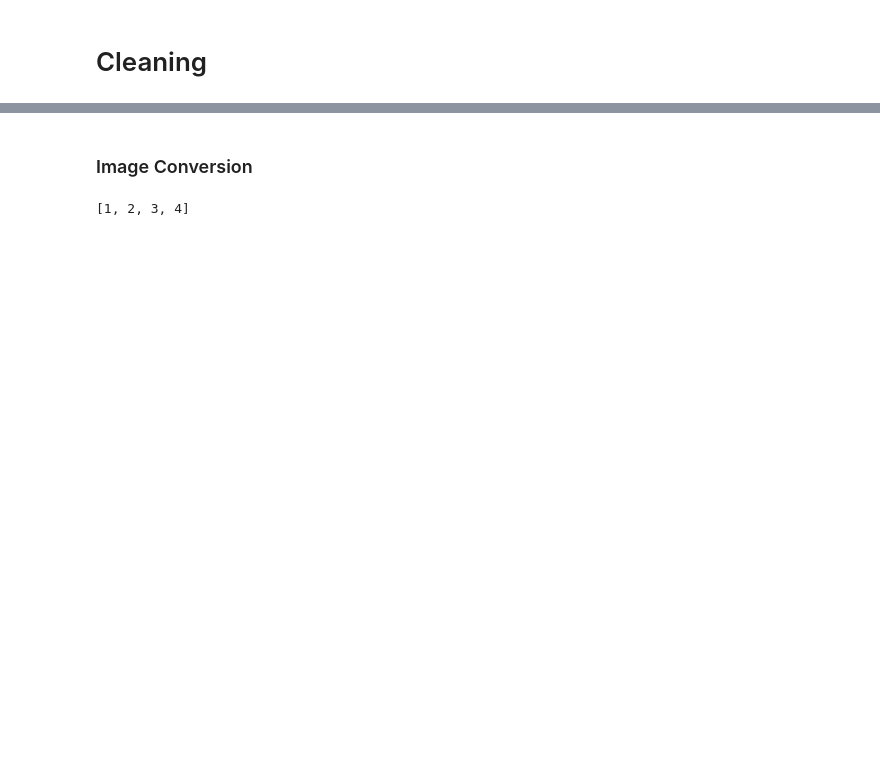
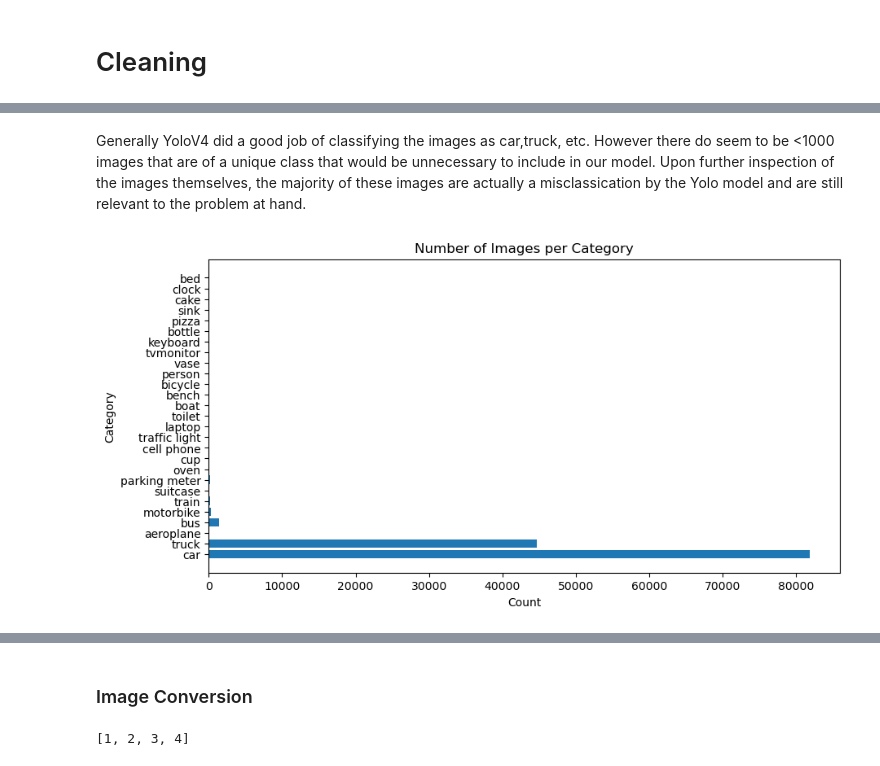
Before and after one commit to smileshey/Subaru-Seattle, a Jupyter notebook: Cleaning.ipynb, the cells around one changed output, grey strips where cells are left out. Cells and saved outputs as stored; diff of their text form; code cells hidden in the pictures; blank space fills up the shorter version.

```diff
--- a/Cleaning.ipynb
+++ b/Cleaning.ipynb
@@ -49,0 +132,8 @@ from scipy.sparse import csr_matrix
+# %%
+folder_path = "Datasets/BoundingBoxes/"
+
+for root, dirs, files in os.walk(folder_path):
+    for filename in files:
+        file_path = os.path.join(root, filename)
+        if os.path.getsize(file_path) < 10240:  # 10kb in bytes
+            os.remove(file_path)
@@ -65,0 +191,22 @@ for root, dirs, files in os.walk(input_dir):
+# %%
+categories = {}
+
+# Loop through each subfolder in the folder
+for dirpath, dirnames, filenames in os.walk("Datasets/BoundingBoxes/"):
+    # Ignore .DS_Store files
+    filenames = [f for f in filenames if not f.startswith('.')]
+
+    # Loop through each file in the subfolder
+    for filename in filenames:
+        # Split the filename into category and file name
+        category, file_name = filename.split("_", 1)
+
+        # Check if the category exists in the dictionary
+        if category in categories:
+            categories[category] += 1
+        else:
+            categories[category] = 1
+
+# Print the count for each category
+for category, count in categories.items():
+    print(category, count)
@@ -65,0 +231,15 @@ for root, dirs, files in os.walk(input_dir):
+# %% [markdown]
+Generally YoloV4 did a good job of classifying the images as car,truck, etc. However there do seem to be <1000 images that are of a unique class that would be unnecessary to include in our model. Upon further inspection of the images themselves, the majority of these images are actually a misclassication by the Yolo model and are still relevant to the problem at hand.
+# %%
+fig, ax = plt.subplots(figsize=(10, 5))
+ax.barh(list(categories.keys()), list(categories.values()))
+
+# Set the title and axis labels
+ax.set_title('Number of Images per Category')
+ax.set_xlabel('Count')
+ax.set_ylabel('Category')
+
+# Display the chart
+plt.show()
+# %% [output]
+[figure, added]
```
Also changed, not shown: parts of 18 cells of this notebook, 9 other files.
